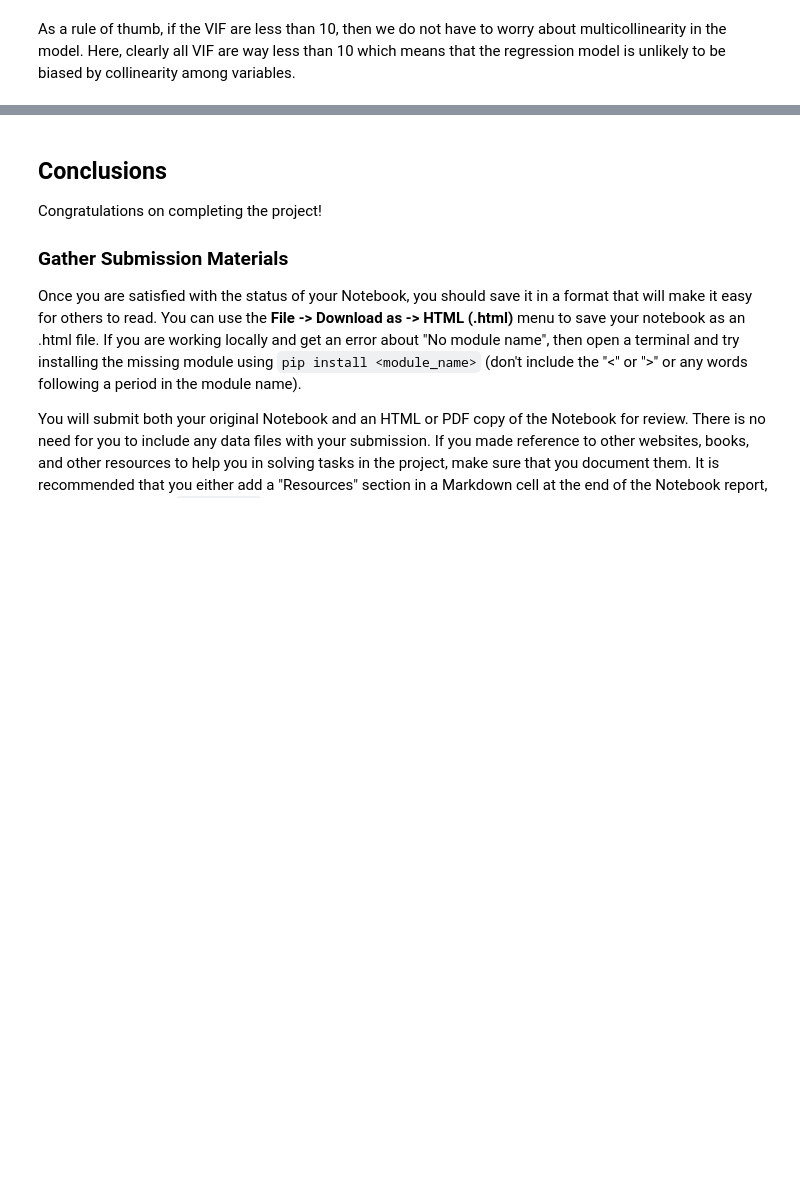
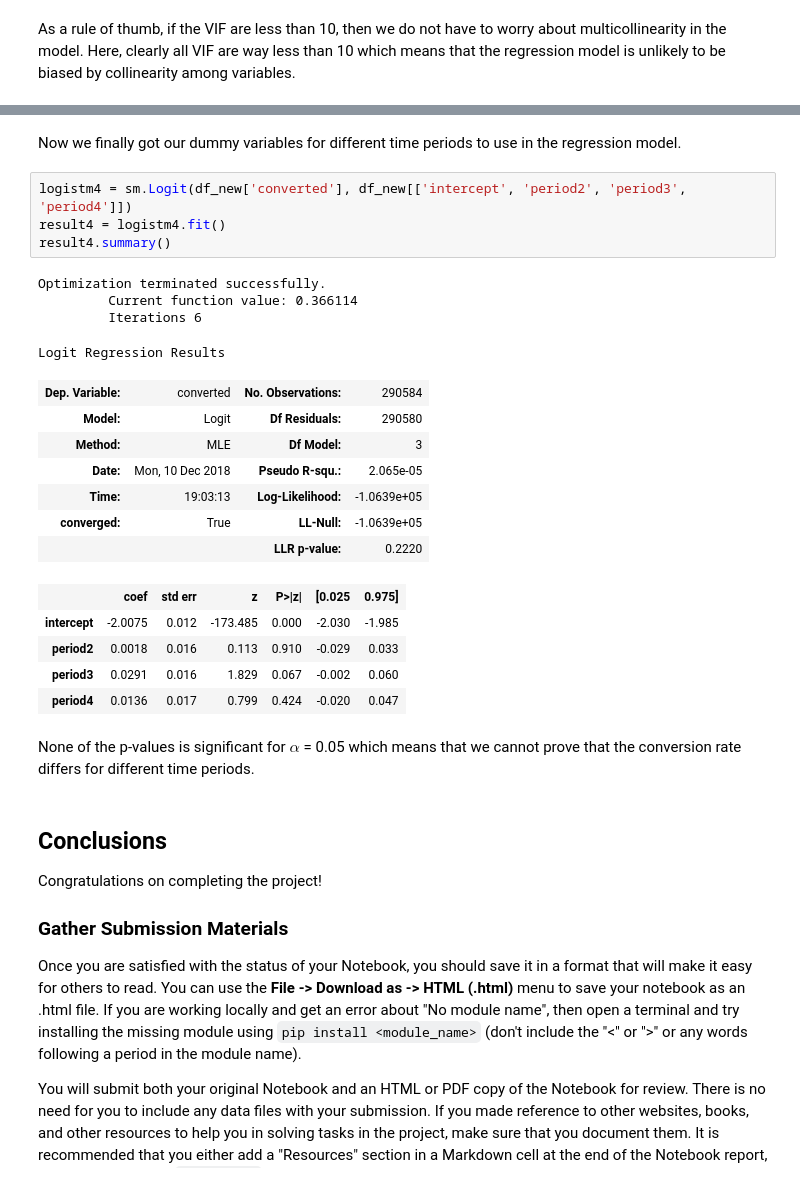
Before and after one commit to janikvalentin/Landing_Page_AB-Test, a Jupyter notebook: Analyze_ab_test_results.ipynb, the cells around one changed output, grey strips where cells are left out. Cells and saved outputs as stored; diff of their text form; blank space fills up the shorter version.

```diff
--- a/Analyze_ab_test_results.ipynb
+++ b/Analyze_ab_test_results.ipynb
@@ -540,3 +605,28 @@ As a rule of thumb, if the VIF are less than 10, then we do not have to worry ab
+# %% [markdown]
+Now we finally got our dummy variables for different time periods to use in the regression model.
+# %%
+logistm4 = sm.Logit(df_new['converted'], df_new[['intercept', 'period2', 'period3', 'period4']])
+result4 = logistm4.fit()
+result4.summary()
+# %% [output]
+Optimization terminated successfully.
+         Current function value: 0.366114
+         Iterations 6
+Logit Regression Results
+| Dep. Variable: | converted | No. Observations: | 290584 |
+| Model: | Logit | Df Residuals: | 290580 |
+| Method: | MLE | Df Model: | 3 |
+| Date: | Mon, 10 Dec 2018 | Pseudo R-squ.: | 2.065e-05 |
+| Time: | 19:03:13 | Log-Likelihood: | -1.0639e+05 |
+| converged: | True | LL-Null: | -1.0639e+05 |
+|  |  | LLR p-value: | 0.2220 |
+|  | coef | std err | z | P>|z| | [0.025 | 0.975] |
+| intercept | -2.0075 | 0.012 | -173.485 | 0.000 | -2.030 | -1.985 |
+| period2 | 0.0018 | 0.016 | 0.113 | 0.910 | -0.029 | 0.033 |
+| period3 | 0.0291 | 0.016 | 1.829 | 0.067 | -0.002 | 0.060 |
+| period4 | 0.0136 | 0.017 | 0.799 | 0.424 | -0.020 | 0.047 |
+# %% [markdown]
+None of the p-values is significant for $\alpha$ = 0.05 which means that we cannot prove that the conversion rate differs for different time periods.
 # %% [markdown]
 <a id='conclusions'></a>
 ## Conclusions
```
Also changed, not shown: parts of 20 cells of this notebook.
